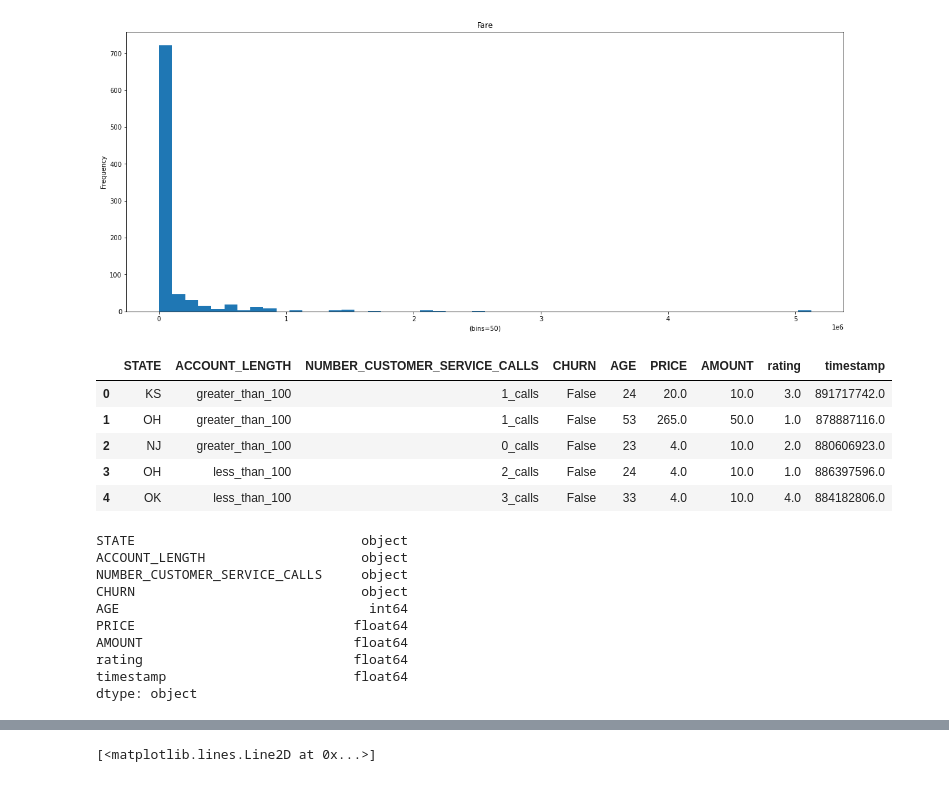
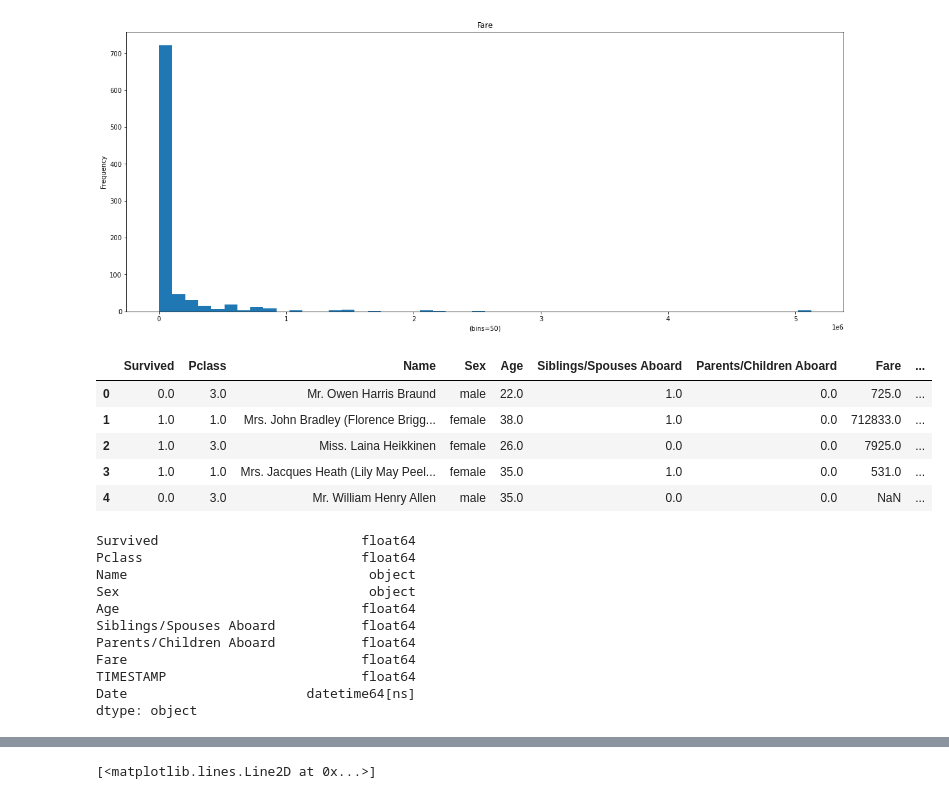
Before and after one commit to gurkandyilmaz/data_visualization, a Jupyter notebook: visualization/data_visualization.ipynb, the cells around one changed output, grey strips where cells are left out. Drawn from its saved outputs; the diff is of its cells as text; code cells hidden in the pictures.

```diff
--- a/visualization/data_visualization.ipynb
+++ b/visualization/data_visualization.ipynb
@@ -264,30 +264,32 @@ def plot_histogram( df_numeric, x, bins=50, density=True):
     image_file = Path.joinpath(images_dir, "{name}_histogram.png".format(name=name))
     plt.savefig(image_file, bbox_inches="tight")
 # %%
-file_name = "Recommendation_large_STATE.xlsx"
+# file_name = "Recommendation_large_STATE.xlsx"
 # file_name = "worldwide-aggregate.xlsx"
+file_name = "titanic.xlsx"
 datasets = Path().cwd().parent.parent.parent / "Datasets"
 df = pd.read_excel(datasets / file_name)
 column_types = {"CLIENTNAME":"categoric", "BRAND":"categoric", "CATEGORY_NAME3":"categoric", "timestamp":"datetime", "PRICE":"numeric"}
 # df.loc[:, "Increase rate"] = df.loc[:,"Increase rate"].apply(lambda x: x/1e14)
 df.head()
 # %% [output]
-|  | STATE | ACCOUNT_LENGTH | NUMBER_CUSTOMER_SERVICE_CALLS | CHURN | AGE | PRICE | AMOUNT | rating | timestamp |
-| 0 | KS | greater_than_100 | 1_calls | False | 24 | 20.0 | 10.0 | 3.0 | 891717742.0 |
-| 1 | OH | greater_than_100 | 1_calls | False | 53 | 265.0 | 50.0 | 1.0 | 878887116.0 |
-| 2 | NJ | greater_than_100 | 0_calls | False | 23 | 4.0 | 10.0 | 2.0 | 880606923.0 |
-| 3 | OH | less_than_100 | 2_calls | False | 24 | 4.0 | 10.0 | 1.0 | 886397596.0 |
-| 4 | OK | less_than_100 | 3_calls | False | 33 | 4.0 | 10.0 | 4.0 | 884182806.0 |
+|  | Survived | Pclass | Name | Sex | Age | Siblings/Spouses Aboard | Parents/Children Aboard | Fare | ... |
+| 0 | 0.0 | 3.0 | Mr. Owen Harris Braund | male | 22.0 | 1.0 | 0.0 | 725.0 | ... |
+| 1 | 1.0 | 1.0 | Mrs. John Bradley (Florence Brigg... | female | 38.0 | 1.0 | 0.0 | 712833.0 | ... |
+| 2 | 1.0 | 3.0 | Miss. Laina Heikkinen | female | 26.0 | 0.0 | 0.0 | 7925.0 | ... |
+| 3 | 1.0 | 1.0 | Mrs. Jacques Heath (Lily May Peel... | female | 35.0 | 1.0 | 0.0 | 531.0 | ... |
+| 4 | 0.0 | 3.0 | Mr. William Henry Allen | male | 35.0 | 0.0 | 0.0 | NaN | ... |
 # %%
 df.dtypes
 # %% [output]
-STATE                             object
-ACCOUNT_LENGTH                    object
-NUMBER_CUSTOMER_SERVICE_CALLS     object
-CHURN                             object
-AGE                                int64
-PRICE                            float64
-AMOUNT                           float64
-rating                           float64
-timestamp                        float64
+Survived                          float64
+Pclass                            float64
+Name                               object
+Sex                                object
+Age                               float64
+Siblings/Spouses Aboard           float64
+Parents/Children Aboard           float64
+Fare                              float64
+TIMESTAMP                         float64
+Date                       datetime64[ns]
 dtype: object
```
Also changed, not shown: parts of 8 cells of this notebook, 9 other files.
